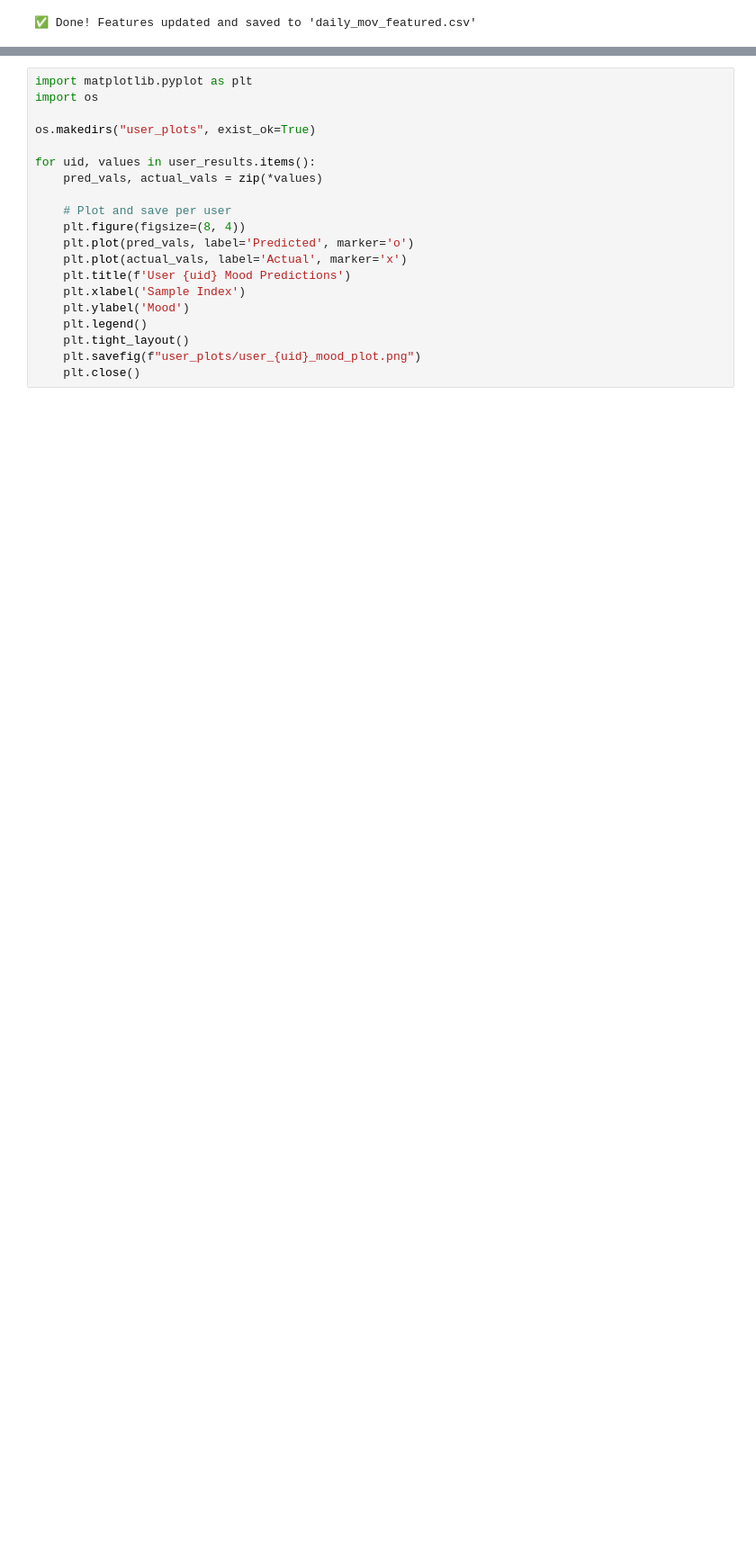
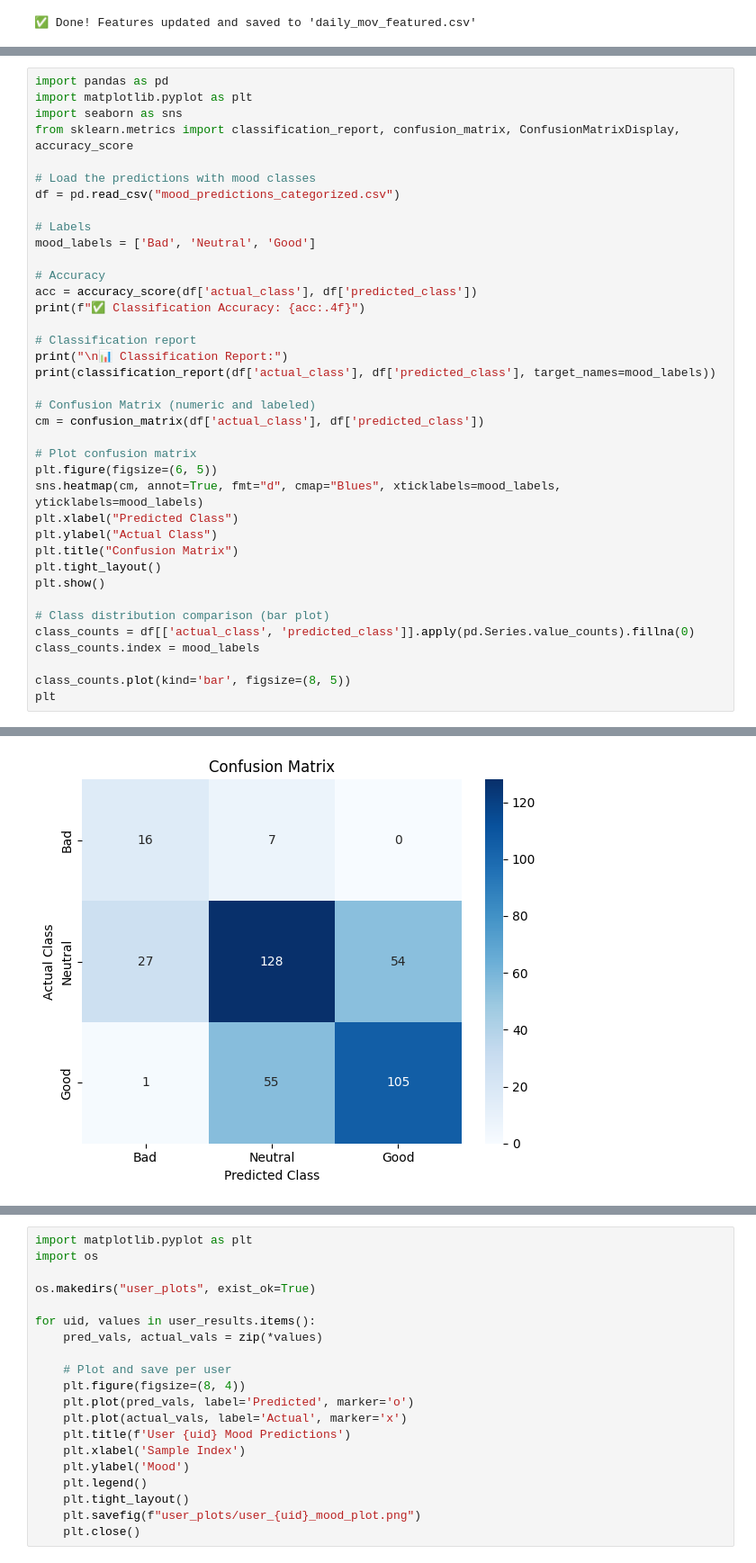
Before and after one commit to kuuroooo/data-mining, a Jupyter notebook: feature.ipynb, the cells around one changed output, grey strips where cells are left out. Shown at 90% size. Cells and saved outputs as stored; diff of their text form; blank space fills up the shorter version.

```diff
--- a/feature.ipynb
+++ b/feature.ipynb
@@ -242,0 +301,39 @@ Epoch 12 - Train Loss: 0.0353, Val RMSE: 0.1629
+# %%
+import pandas as pd
+import matplotlib.pyplot as plt
+import seaborn as sns
+from sklearn.metrics import classification_report, confusion_matrix, ConfusionMatrixDisplay, accuracy_score
+
+# Load the predictions with mood classes
+df = pd.read_csv("mood_predictions_categorized.csv")
+
+# Labels
+mood_labels = ['Bad', 'Neutral', 'Good']
+
+# Accuracy
+acc = accuracy_score(df['actual_class'], df['predicted_class'])
+print(f"✅ Classification Accuracy: {acc:.4f}")
+
+# Classification report
+print("\n📊 Classification Report:")
+print(classification_report(df['actual_class'], df['predicted_class'], target_names=mood_labels))
+
+# Confusion Matrix (numeric and labeled)
+cm = confusion_matrix(df['actual_class'], df['predicted_class'])
+
+# Plot confusion matrix
+plt.figure(figsize=(6, 5))
+sns.heatmap(cm, annot=True, fmt="d", cmap="Blues", xticklabels=mood_labels, yticklabels=mood_labels)
+plt.xlabel("Predicted Class")
+plt.ylabel("Actual Class")
+plt.title("Confusion Matrix")
+plt.tight_layout()
+plt.show()
+
+# Class distribution comparison (bar plot)
+class_counts = df[['actual_class', 'predicted_class']].apply(pd.Series.value_counts).fillna(0)
+class_counts.index = mood_labels
+
+class_counts.plot(kind='bar', figsize=(8, 5))
+plt
+# %% [output]
@@ -242,0 +352 @@ Epoch 12 - Train Loss: 0.0353, Val RMSE: 0.1629
+[figure, added]
```
Also changed, not shown: parts of 7 cells of this notebook, 56 other files.
